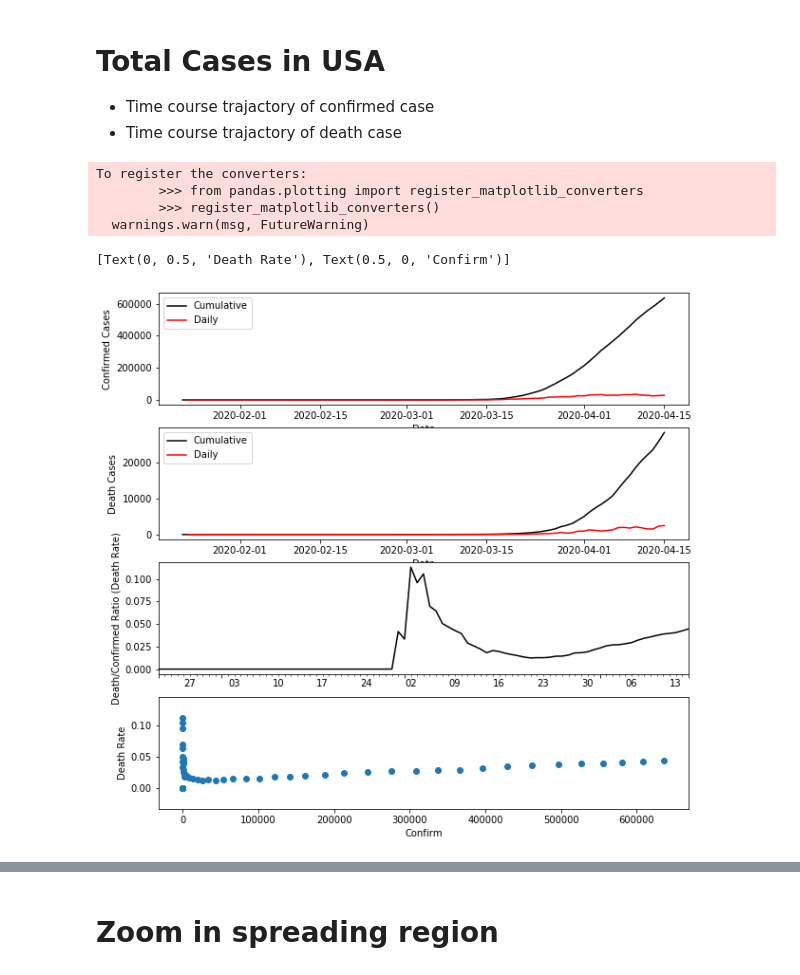
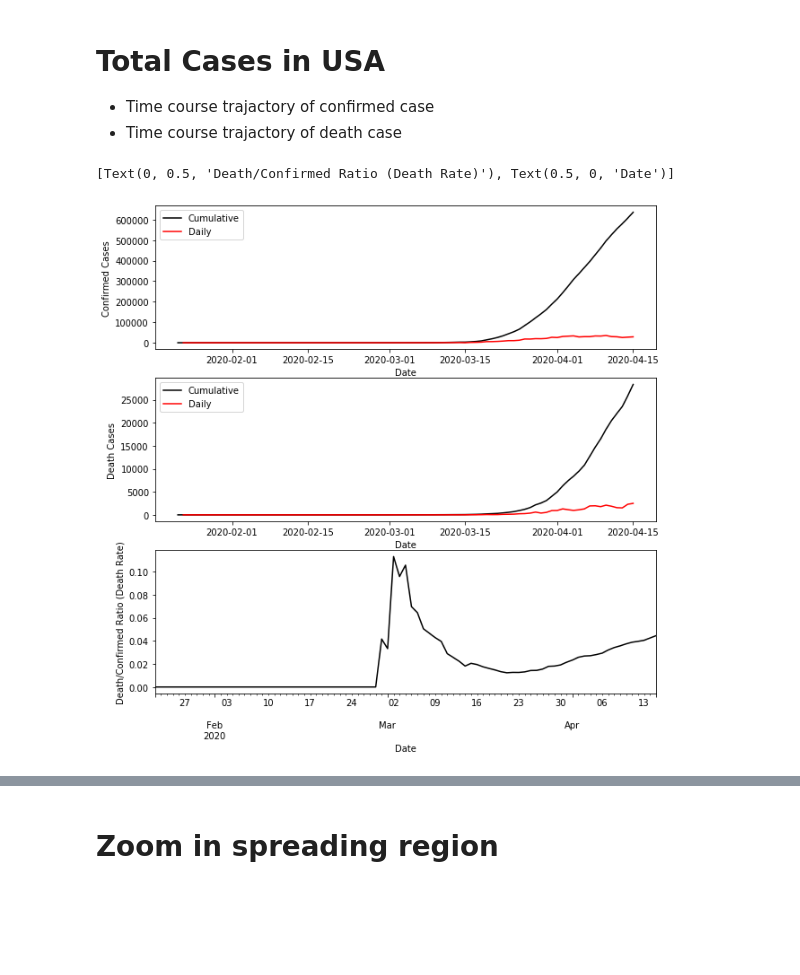
Before and after one commit to onionpork/coronavirus_challenge, a Jupyter notebook: coronavirus_challenge.ipynb, the cells around one changed output, grey strips where cells are left out. Drawn from its saved outputs; the diff is of its cells as text; code cells hidden in the pictures; blank space fills up the shorter version.

```diff
--- a/coronavirus_challenge.ipynb
+++ b/coronavirus_challenge.ipynb
@@ -61,25 +61,19 @@ def div_two(df):
     return df['Death'].sum() / df['Confirm'].sum()
 # %%
 # Create figure and plot space
-fig, (ax0, ax1, ax2, ax3) = plt.subplots(nrows = 4, figsize=(10, 10))
+fig, (ax0, ax1, ax2) = plt.subplots(nrows = 3, figsize=(10, 10))
 #df_total.groupby(['Date'])['Confirm'].sum().plot(c ='black', ax = ax0, label ='Cumulative')
 ax0.plot(df_new.index.values, df_new['Confirm'], c = 'black', label = 'Cumulative')
 ax0.plot(df_new.index.values, df_new['Confirm_diff'], c = 'red', label ='Daily')
 #df_total.groupby(['Date'])['Death'].sum().plot(c ='black', ax = ax1,label ='Cumulative')
 ax1.plot(df_new.index.values, df_new['Death'], c = 'black', label = 'Cumulative')
 ax1.plot(df_new.index.values, df_new['Death_diff'], c = 'red', label = 'Daily')
 df_total.groupby(['Date']).apply(div_two).plot(c ='black', ax = ax2)
-ax3.scatter(df_new['Confirm'], df_total.groupby(['Date']).apply(div_two))
 ax0.set(xlabel="Date",ylabel="Confirmed Cases")
 ax0.legend()
 ax1.set(xlabel="Date",ylabel="Death Cases")
 ax1.legend()
 ax2.set(xlabel="Date",ylabel ='Death/Confirmed Ratio (Death Rate)')
-ax3.set(xlabel ='Confirm', ylabel = 'Death Rate')
 # %% [output]
-To register the converters:
-        >>> from pandas.plotting import register_matplotlib_converters
-        >>> register_matplotlib_converters()
-  warnings.warn(msg, FutureWarning)
+[Text(0, 0.5, 'Death/Confirmed Ratio (Death Rate)'), Text(0.5, 0, 'Date')]
-[Text(0, 0.5, 'Death Rate'), Text(0.5, 0, 'Confirm')]
-[figure, old version]
+[figure, new version]
```
Also changed, not shown: parts of 1 cell of this notebook.
